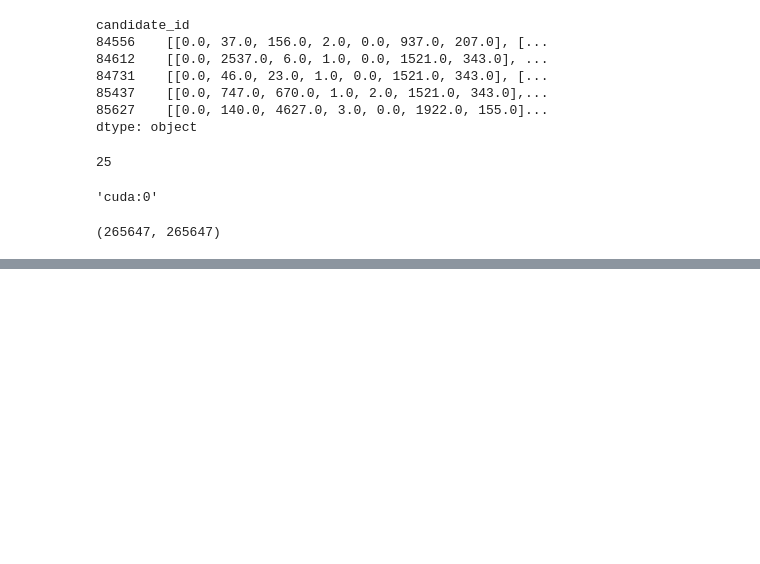
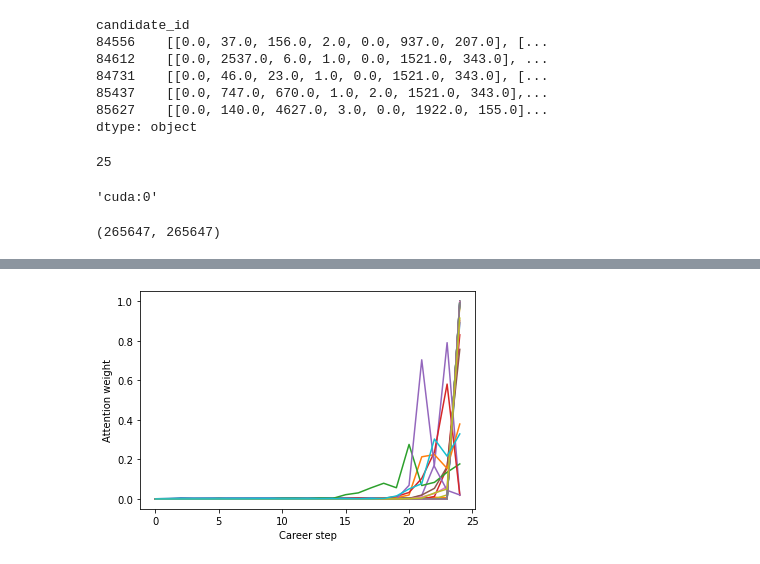
Before and after one commit to maxdata/MSc_thesis, a Jupyter notebook: Non-explainable/HCPNN.ipynb, the cells around one changed output, grey strips where cells are left out. Drawn from its saved outputs; the diff is of its cells as text; code cells hidden in the pictures; blank space fills up the shorter version.

```diff
--- a/Non-explainable/HCPNN.ipynb
+++ b/Non-explainable/HCPNN.ipynb
@@ -700,0 +733,10 @@ with torch.no_grad():
+# %%
+b = weights[0].cpu().detach().numpy()
+
+for _ in range(20):
+    c = np.random.randint(0, len(b))
+    plt.plot(b[c])
+    plt.xlabel("Career step")
+    plt.ylabel("Attention weight")
+# %% [output]
+[figure, added]
```
Also changed, not shown: parts of 7 cells of this notebook.
